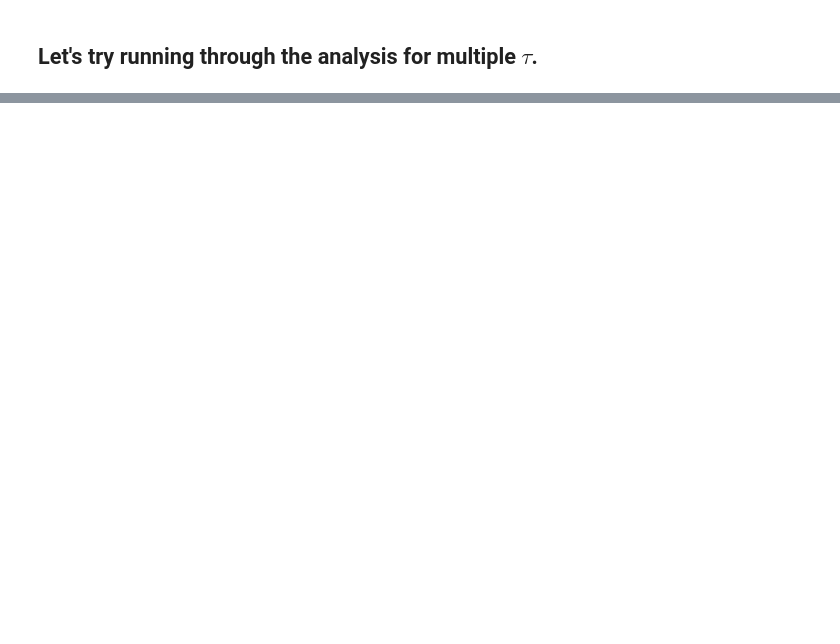
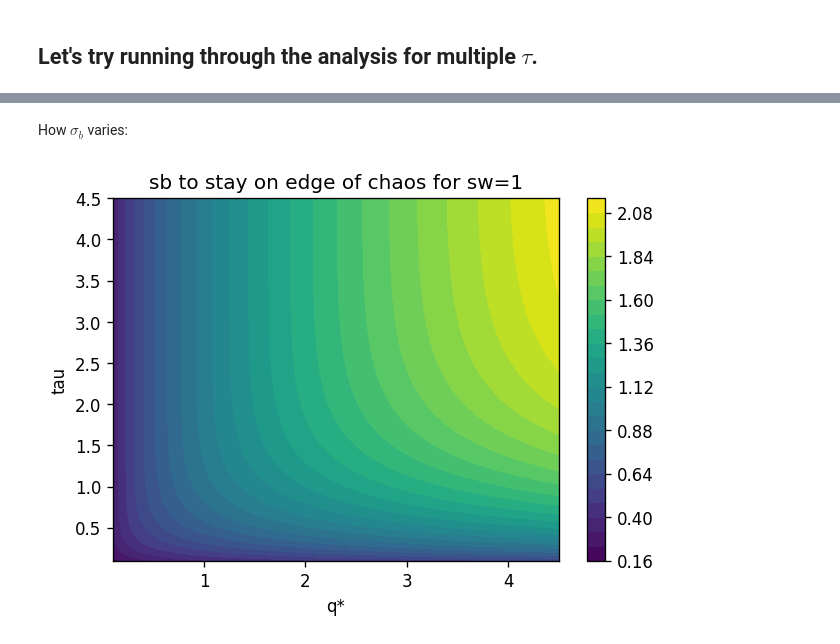
Before and after one commit to ndaultryball1/activation_sparsity, a Jupyter notebook: Deep_Learning_Simulation_WeekF06_07.ipynb, the cells around one changed output, grey strips where cells are left out. Saved outputs shown, nothing was run; the diff lists cells and outputs as text; code cells hidden in the pictures; blank space fills up the shorter version.

```diff
--- a/Deep_Learning_Simulation_WeekF06_07.ipynb
+++ b/Deep_Learning_Simulation_WeekF06_07.ipynb
@@ -326,0 +359,12 @@ plt.show()
+# %% [markdown]
+How $\sigma_b$ varies:
+# %%
+fig = plt.figure(dpi = 120)
+plt.contourf(q_eval, tau_eval, sbs, levels = 24)
+plt.title(f"sb to stay on edge of chaos for sw={sw}")
+plt.xlabel("q*")
+plt.ylabel("tau")
+plt.colorbar()
+plt.show()
+# %% [output]
+[figure, added]
```
Also changed, not shown: parts of 10 cells of this notebook.
